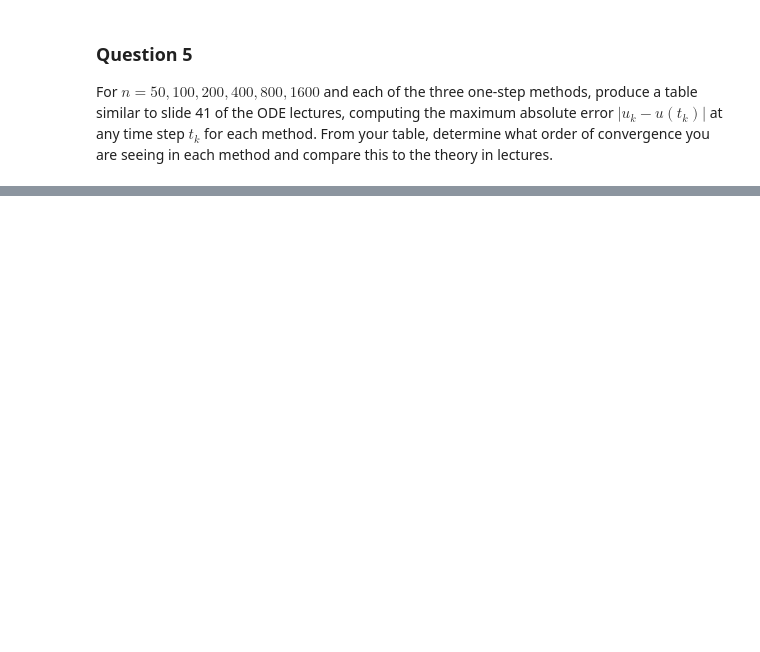
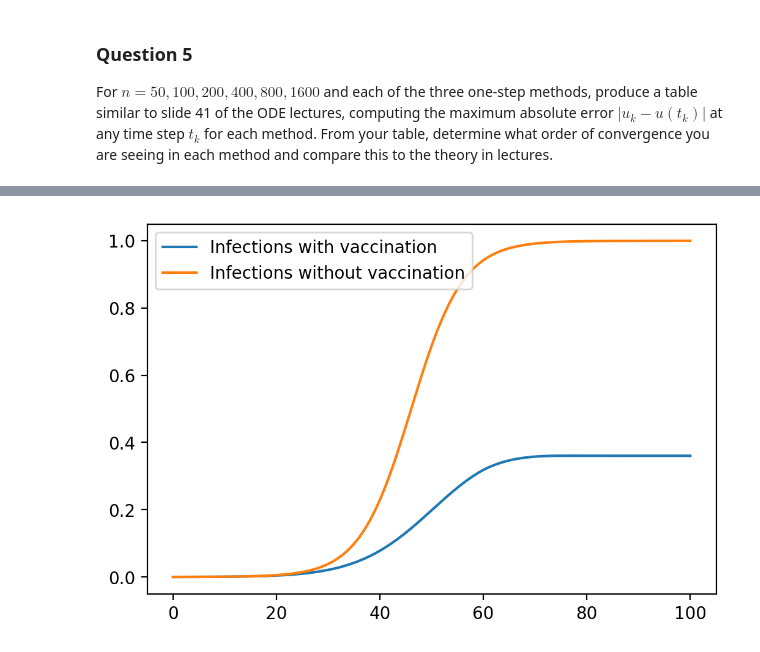
Before and after one commit to charlieoneill11/scientific-computing, a Jupyter notebook: LabBook5.ipynb, the cells around one changed output, grey strips where cells are left out. Drawn from its saved outputs; the diff is of its cells as text; code cells hidden in the pictures; blank space fills up the shorter version.

```diff
--- a/LabBook5.ipynb
+++ b/LabBook5.ipynb
@@ -208,0 +236,12 @@ table similar to slide 41 of the ODE lectures, computing the maximum absolute er
+# %%
+# our three solutions are defined in the following arrays
+ns = [50, 100, 200, 400, 800, 1600]
+hs, error_arrays = [], []
+for j in range(len(ns)):
+    actual_u, sols, h = solutions(ns[j])
+    hs.append(h)
+    max_errors = []
+    for sol in sols:
+        differences = np.absolute(np.subtract(actual_u, sol))
+        max_errors.append(max(differences))
+    error_arrays.append(max_errors)
@@ -208,0 +273,23 @@ table similar to slide 41 of the ODE lectures, computing the maximum absolute er
+# %%
+import scipy.integrate as integrate
+
+# RHS of the ODE
+def f(t, u):
+    return c*u*max(1-u-0.01*max(t-5,0), 0)
+
+# define ODE conditions
+P, c = 10000, 0.2
+u0 = np.array([1/P]) # initial condition (must be a NumPy array)
+T = 100.0 # end time
+ts = np.linspace(0, T, n+1) # vector of timesteps, tk = ts[k]
+
+sol = integrate.solve_ivp(f, [0, T], u0, method='RK45', t_eval=ts)
+# sol.t has the time steps where the solution is evaluated
+# sol.y[0,:] has the value of the solution at times sol.t
+
+plt.plot(sol.t, sol.y[0,:], label="Infections with vaccination")
+plt.plot(ts, actual_u, label="Infections without vaccination")
+plt.legend(loc="best")
+plt.show()
+# %% [output]
+[figure, added]
```
Also changed, not shown: parts of 7 cells of this notebook.
